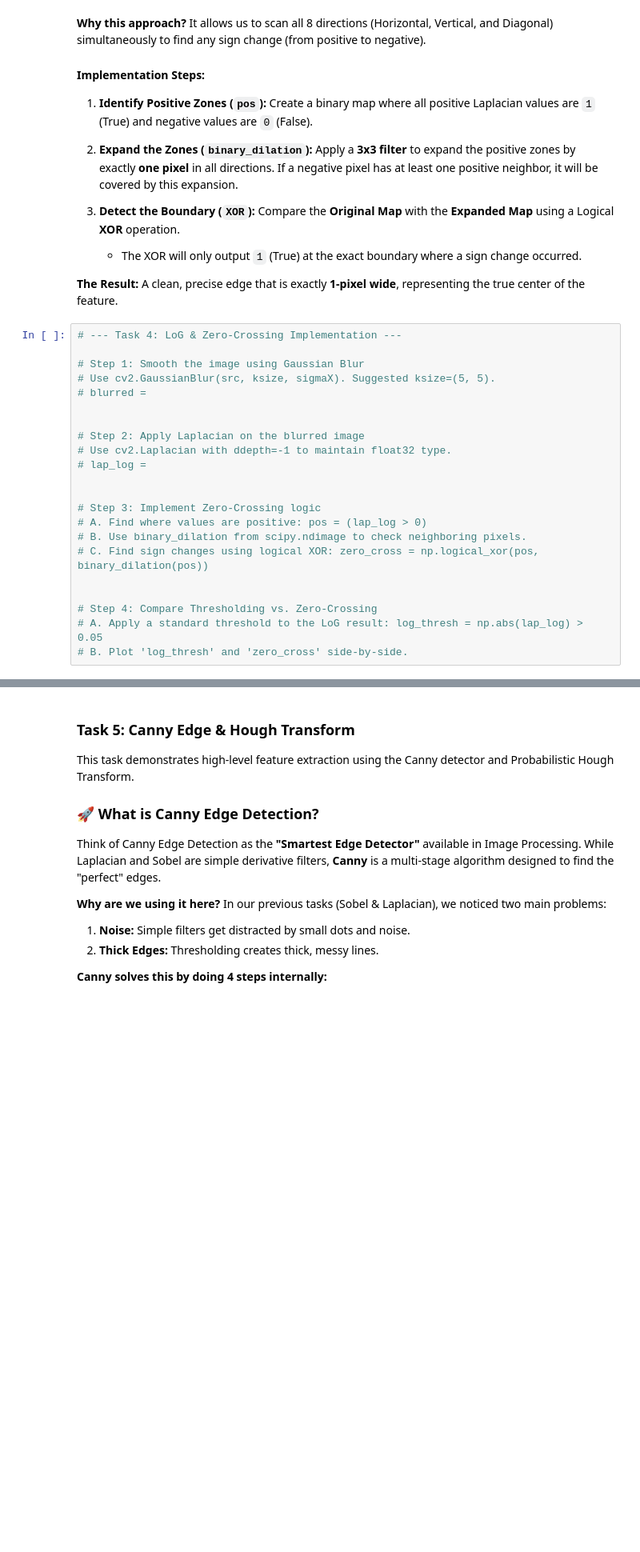
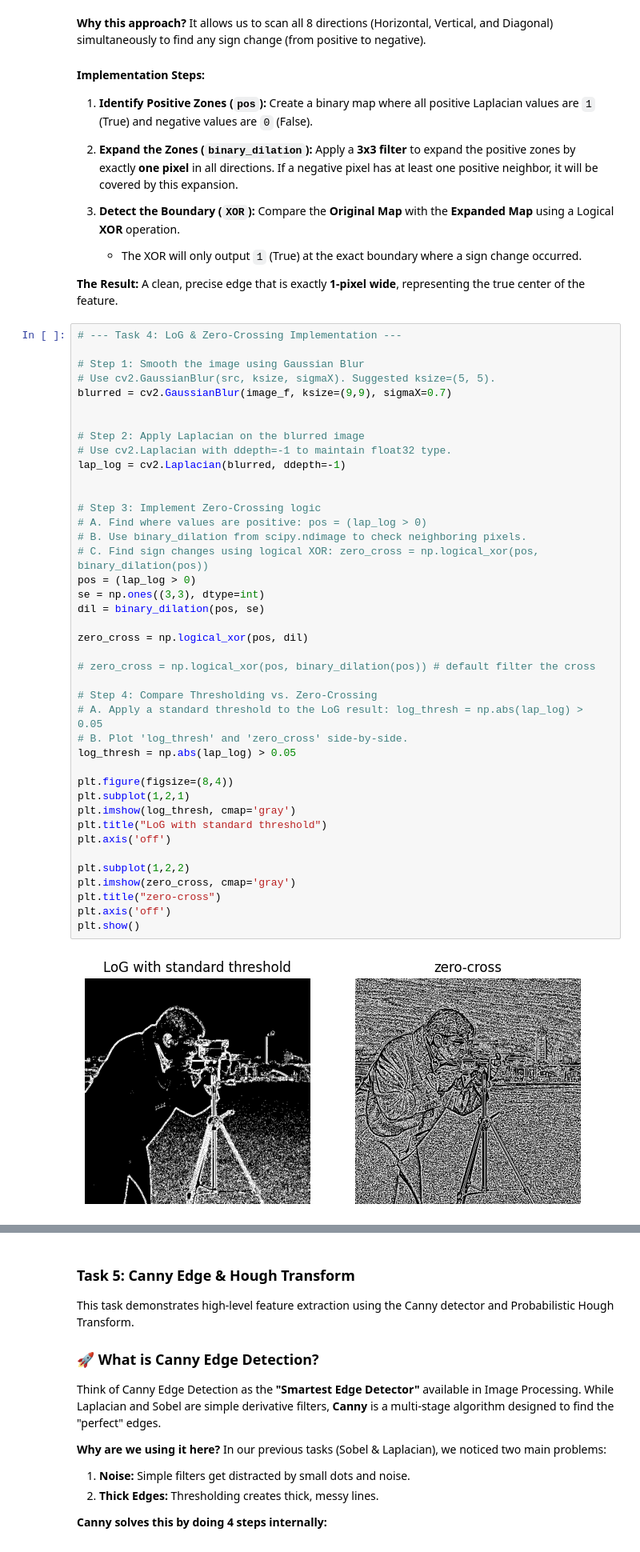
Before and after one commit to BashayrA/Digital-Image-Processing---Labs, a Jupyter notebook: lab7-Segmentation/Lab7_Segmentation.ipynb, the cells around one changed output, grey strips where cells are left out. Shown at 80% size. Cells and saved outputs as stored; diff of their text form; blank space fills up the shorter version.

```diff
--- a/lab7-Segmentation/Lab7_Segmentation.ipynb
+++ b/lab7-Segmentation/Lab7_Segmentation.ipynb
@@ -157,23 +202,44 @@ Instead of using slow loops to check every pixel and its 8 neighbors, we use a h
 # %%
 # --- Task 4: LoG & Zero-Crossing Implementation ---
 
 # Step 1: Smooth the image using Gaussian Blur
 # Use cv2.GaussianBlur(src, ksize, sigmaX). Suggested ksize=(5, 5).
-# blurred =
+blurred = cv2.GaussianBlur(image_f, ksize=(9,9), sigmaX=0.7)
 
 
 # Step 2: Apply Laplacian on the blurred image
 # Use cv2.Laplacian with ddepth=-1 to maintain float32 type.
-# lap_log =
+lap_log = cv2.Laplacian(blurred, ddepth=-1)
 
 
 # Step 3: Implement Zero-Crossing logic
 # A. Find where values are positive: pos = (lap_log > 0)
 # B. Use binary_dilation from scipy.ndimage to check neighboring pixels.
 # C. Find sign changes using logical XOR: zero_cross = np.logical_xor(pos, binary_dilation(pos))
+pos = (lap_log > 0)
+se = np.ones((3,3), dtype=int)
+dil = binary_dilation(pos, se)
 
+zero_cross = np.logical_xor(pos, dil)
+
+# zero_cross = np.logical_xor(pos, binary_dilation(pos)) # default filter the cross
 
 # Step 4: Compare Thresholding vs. Zero-Crossing
 # A. Apply a standard threshold to the LoG result: log_thresh = np.abs(lap_log) > 0.05
 # B. Plot 'log_thresh' and 'zero_cross' side-by-side.
+log_thresh = np.abs(lap_log) > 0.05
+
+plt.figure(figsize=(8,4))
+plt.subplot(1,2,1)
+plt.imshow(log_thresh, cmap='gray')
+plt.title("LoG with standard threshold")
+plt.axis('off')
+
+plt.subplot(1,2,2)
+plt.imshow(zero_cross, cmap='gray')
+plt.title("zero-cross")
+plt.axis('off')
+plt.show()
+# %% [output]
+[figure, added]
 # %% [markdown]
```
Also changed, not shown: parts of 11 cells of this notebook.
